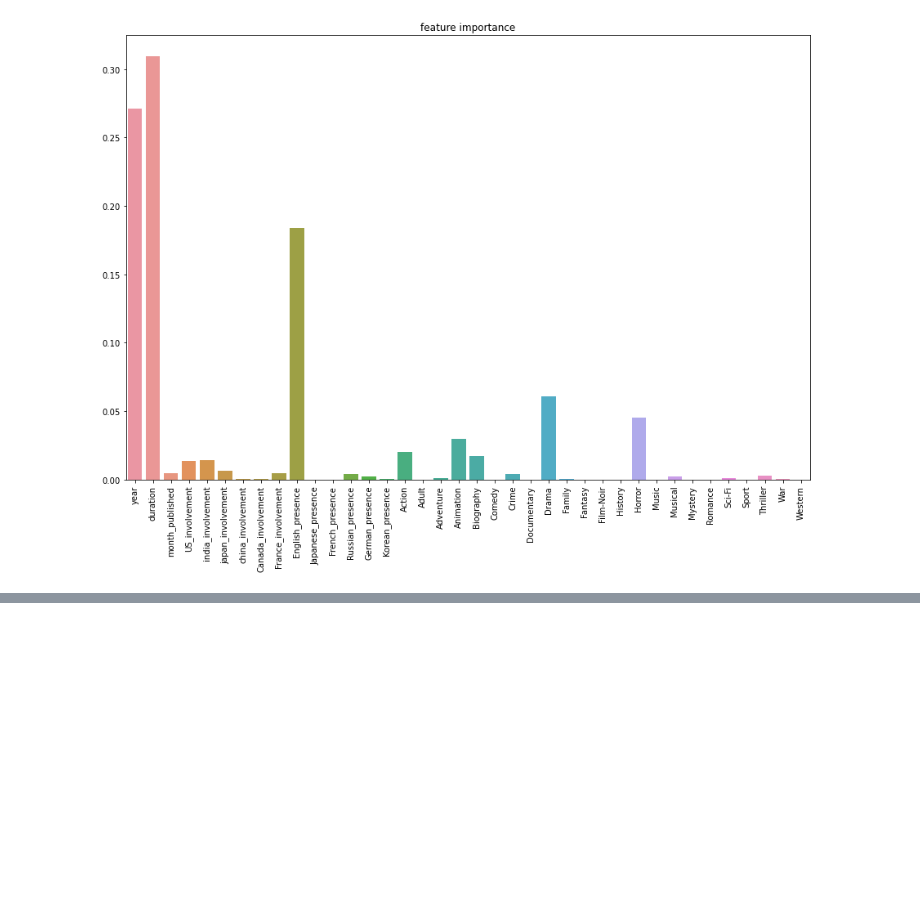
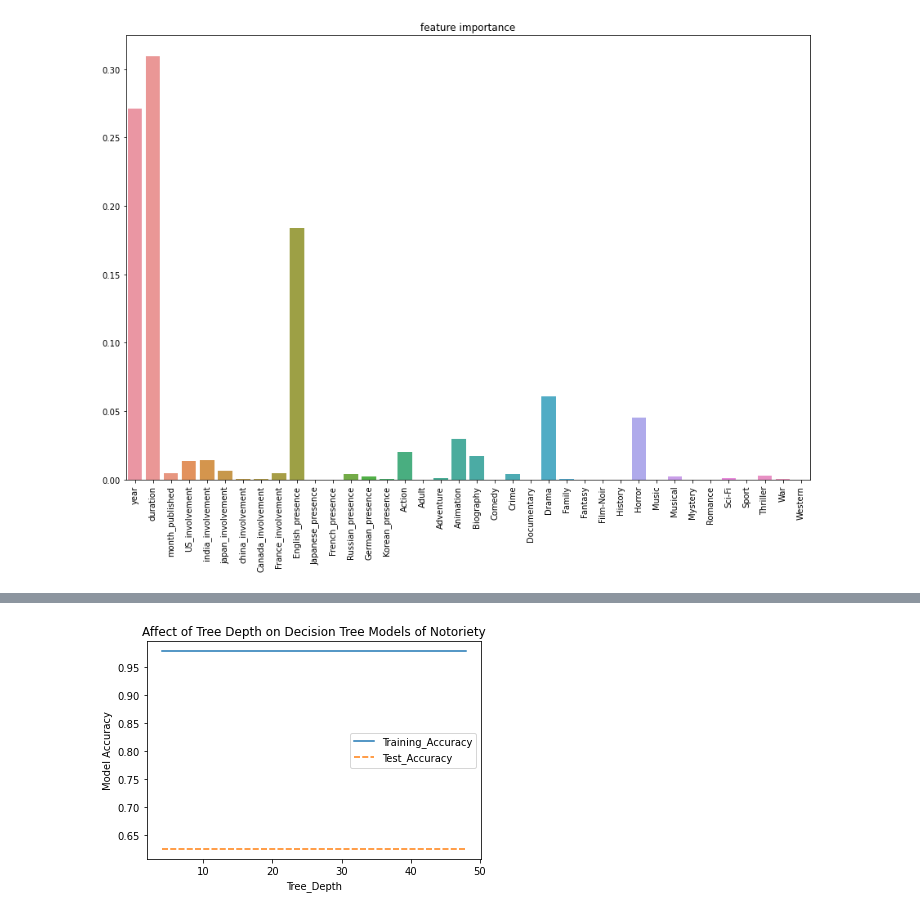
Before and after one commit to gspahlin/Movie_metric_predictor, a Jupyter notebook: Movie_predictor_ML_1.ipynb, the cells around one changed output, grey strips where cells are left out. Saved outputs shown, nothing was run; the diff lists cells and outputs as text; code cells hidden in the pictures; blank space fills up the shorter version.

Commit message:
now with decision tree model for notoriety

```diff
--- a/Movie_predictor_ML_1.ipynb
+++ b/Movie_predictor_ML_1.ipynb
@@ -279,0 +296,32 @@ plt.show()
+# %%
+#redo the train test split manipulations for the new set
+
+Y2 = pred2_df[['is_outlier']].copy()
+
+Y2 = np.ravel(Y2)
+
+X2 = pred2_df.drop(columns = ['is_outlier'])
+
+X2_train, X2_test, Y2_train, Y2_test = train_test_split(X2, Y2, random_state = 42)
+
+X2_s = MinMaxScaler().fit(X2_train)
+
+X2_tr_scale = X2_s.transform(X2_train)
+X2_ts_scale = X2_s.transform(X2_test)
+# %%
+#repeat the decision tree analysis on tree depth with the new dataset
+#Write a loop to try some different tree depths
+
+train_scores2 = []
+test_scores2 = []
+
+for s in range(4, 49, 4):
+    i2_tree = DecisionTreeClassifier(max_depth = s)
+    i2_tree.fit(X2_tr_scale, Y2_train)
+    i2_train_ac = i2_tree.score(X2_tr_scale, Y2_train)
+    i2_test_ac = i2_tree.score(X2_ts_scale, Y2_test)
+    train_scores2.append(i_train_ac)
+    test_scores2.append(i_test_ac)
+
+print(train_scores2)
+print(test_scores2)
@@ -279,0 +331,8 @@ plt.show()
+# %%
+f_dict2 = {'Tree_Depth': t_deep, 'Training_Accuracy': train_scores2, 'Test_Accuracy': test_scores2}
+
+fit2_df = pd.DataFrame(f_dict2)
+
+fit2_df = fit2_df.set_index('Tree_Depth')
+
+fit2_df
@@ -279,0 +354,7 @@ plt.show()
+# %%
+sn.lineplot( data = fit2_df)
+plt.title('Affect of Tree Depth on Decision Tree Models of Notoriety')
+plt.ylabel('Model Accuracy')
+plt.show()
+# %% [output]
+[figure, added]
```
Also changed, not shown: parts of 5 cells of this notebook.
